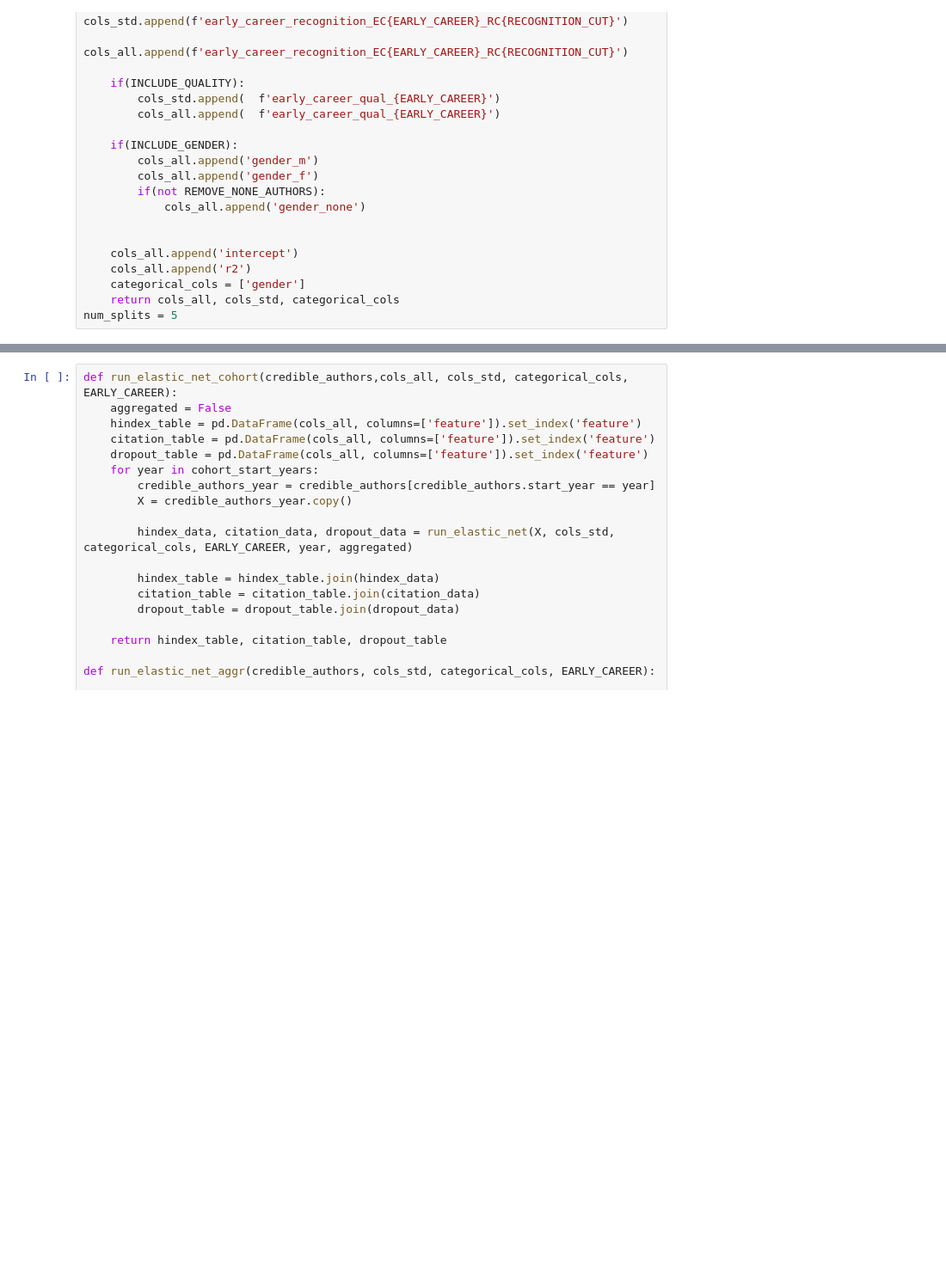
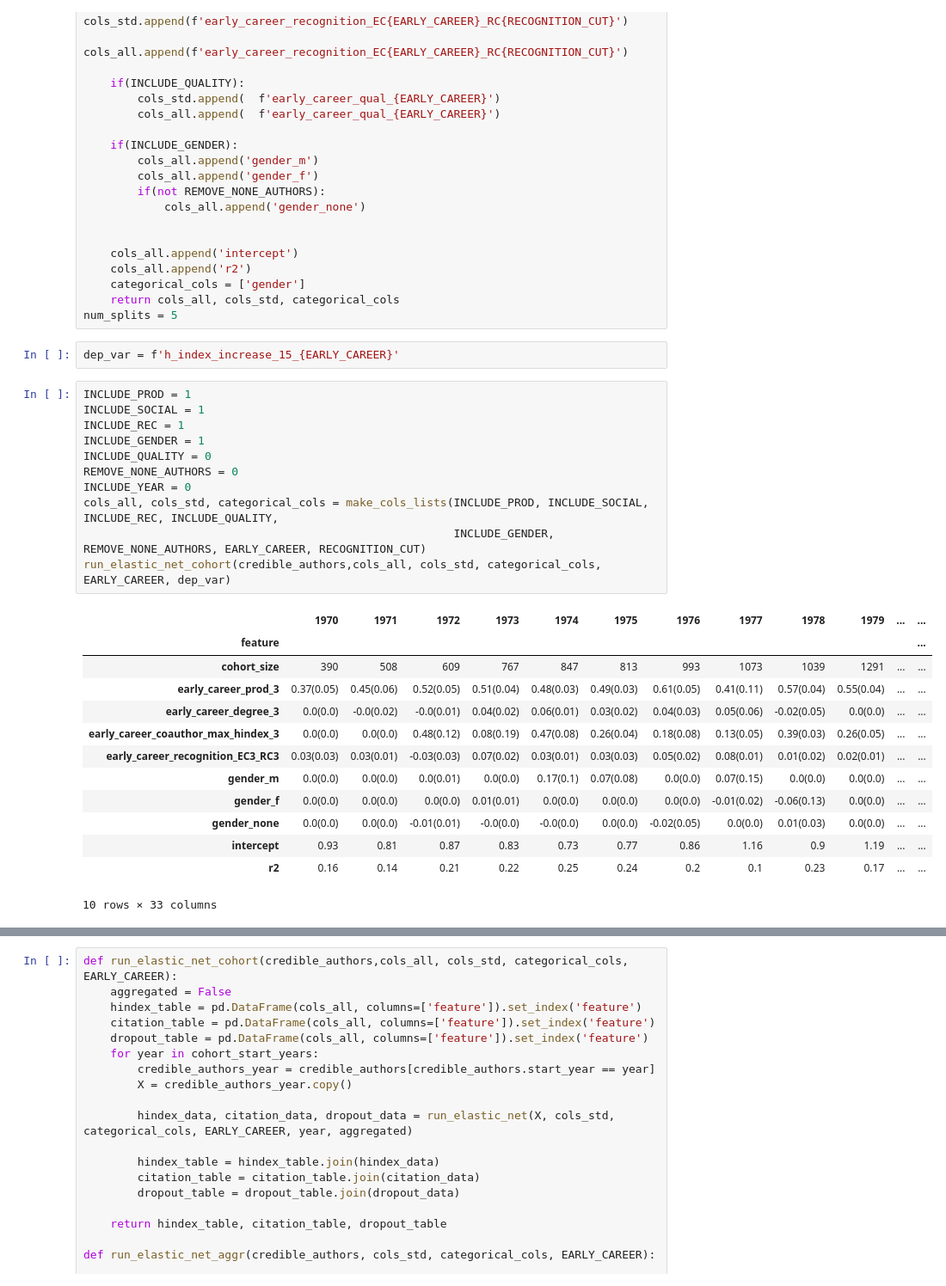
Before and after one commit to gesiscss/inequality, a Jupyter notebook: 3. Correlations and Linear.ipynb, the cells around one changed output, grey strips where cells are left out. Shown at 86% size. Drawn from its saved outputs; the diff is of its cells as text; blank space fills up the shorter version.

```diff
--- a/3. Correlations and Linear.ipynb
+++ b/3. Correlations and Linear.ipynb
@@ -288,3 +239,30 @@ def make_cols_lists(INCLUDE_PROD, INCLUDE_SOCIAL, INCLUDE_REC, INCLUDE_QUALITY,
     categorical_cols = ['gender']
     return cols_all, cols_std, categorical_cols
 num_splits = 5
+# %%
+dep_var = f'h_index_increase_15_{EARLY_CAREER}'
+# %%
+INCLUDE_PROD = 1
+INCLUDE_SOCIAL = 1
+INCLUDE_REC = 1
+INCLUDE_GENDER = 1
+INCLUDE_QUALITY = 0
+REMOVE_NONE_AUTHORS = 0
+INCLUDE_YEAR = 0
+cols_all, cols_std, categorical_cols = make_cols_lists(INCLUDE_PROD, INCLUDE_SOCIAL, INCLUDE_REC, INCLUDE_QUALITY,
+                                                       INCLUDE_GENDER, REMOVE_NONE_AUTHORS, EARLY_CAREER, RECOGNITION_CUT)
+run_elastic_net_cohort(credible_authors,cols_all, cols_std, categorical_cols, EARLY_CAREER, dep_var)
+# %% [output]
+|  | 1970 | 1971 | 1972 | 1973 | 1974 | 1975 | 1976 | 1977 | 1978 | 1979 | ... | ... |
+| feature |  |  |  |  |  |  |  |  |  |  |  | ... |
+| cohort_size | 390 | 508 | 609 | 767 | 847 | 813 | 993 | 1073 | 1039 | 1291 | ... | ... |
+| early_career_prod_3 | 0.37(0.05) | 0.45(0.06) | 0.52(0.05) | 0.51(0.04) | 0.48(0.03) | 0.49(0.03) | 0.61(0.05) | 0.41(0.11) | 0.57(0.04) | 0.55(0.04) | ... | ... |
+| early_career_degree_3 | 0.0(0.0) | -0.0(0.02) | -0.0(0.01) | 0.04(0.02) | 0.06(0.01) | 0.03(0.02) | 0.04(0.03) | 0.05(0.06) | -0.02(0.05) | 0.0(0.0) | ... | ... |
+| early_career_coauthor_max_hindex_3 | 0.0(0.0) | 0.0(0.0) | 0.48(0.12) | 0.08(0.19) | 0.47(0.08) | 0.26(0.04) | 0.18(0.08) | 0.13(0.05) | 0.39(0.03) | 0.26(0.05) | ... | ... |
+| early_career_recognition_EC3_RC3 | 0.03(0.03) | 0.03(0.01) | -0.03(0.03) | 0.07(0.02) | 0.03(0.01) | 0.03(0.03) | 0.05(0.02) | 0.08(0.01) | 0.01(0.02) | 0.02(0.01) | ... | ... |
+| gender_m | 0.0(0.0) | 0.0(0.0) | 0.0(0.01) | 0.0(0.0) | 0.17(0.1) | 0.07(0.08) | 0.0(0.0) | 0.07(0.15) | 0.0(0.0) | 0.0(0.0) | ... | ... |
+| gender_f | 0.0(0.0) | 0.0(0.0) | 0.0(0.0) | 0.01(0.01) | 0.0(0.0) | 0.0(0.0) | 0.0(0.0) | -0.01(0.02) | -0.06(0.13) | 0.0(0.0) | ... | ... |
+| gender_none | 0.0(0.0) | 0.0(0.0) | -0.01(0.01) | -0.0(0.0) | -0.0(0.0) | 0.0(0.0) | -0.02(0.05) | 0.0(0.0) | 0.01(0.03) | 0.0(0.0) | ... | ... |
+| intercept | 0.93 | 0.81 | 0.87 | 0.83 | 0.73 | 0.77 | 0.86 | 1.16 | 0.9 | 1.19 | ... | ... |
+| r2 | 0.16 | 0.14 | 0.21 | 0.22 | 0.25 | 0.24 | 0.2 | 0.1 | 0.23 | 0.17 | ... | ... |
+10 rows × 33 columns
```
Also changed, not shown: parts of 33 cells of this notebook.
